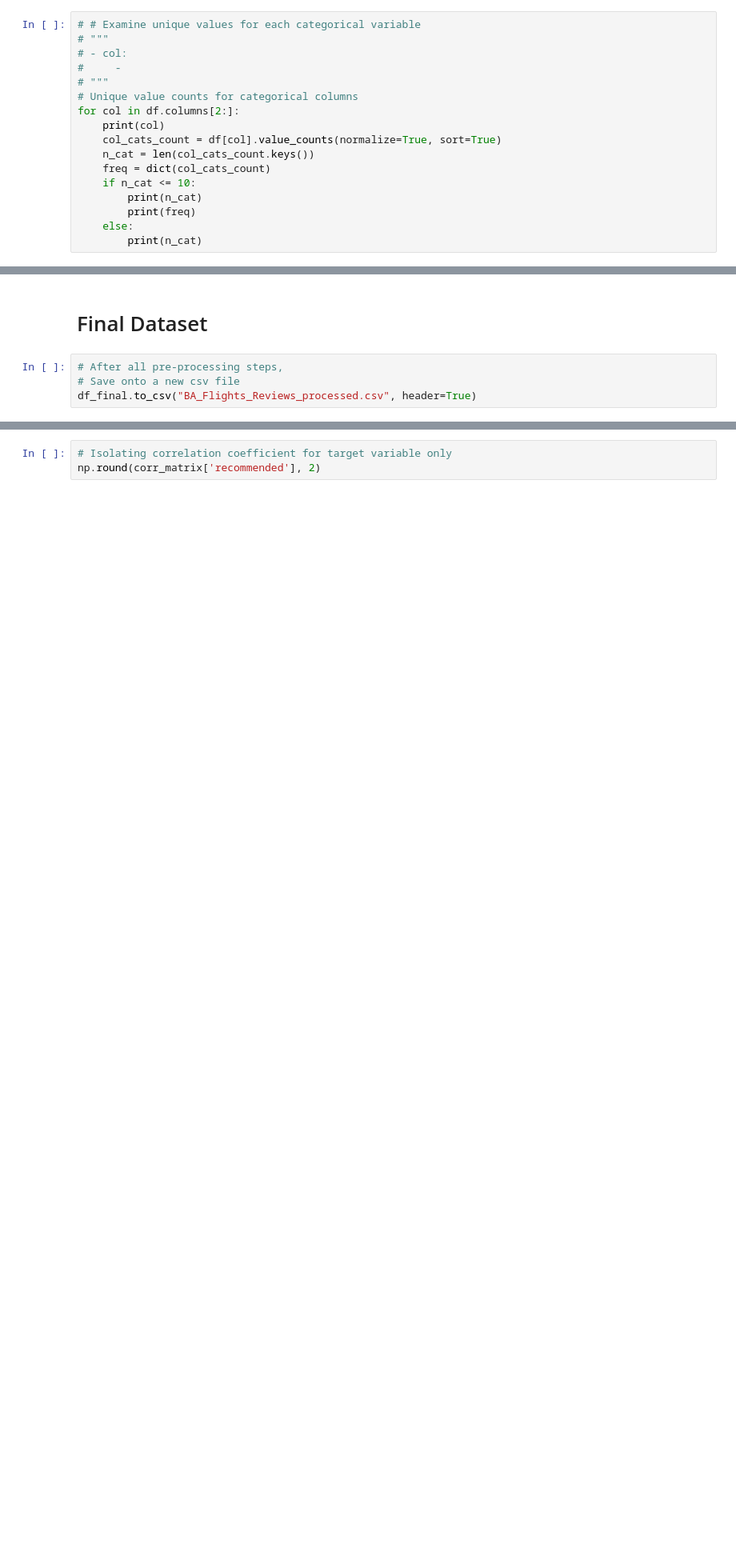
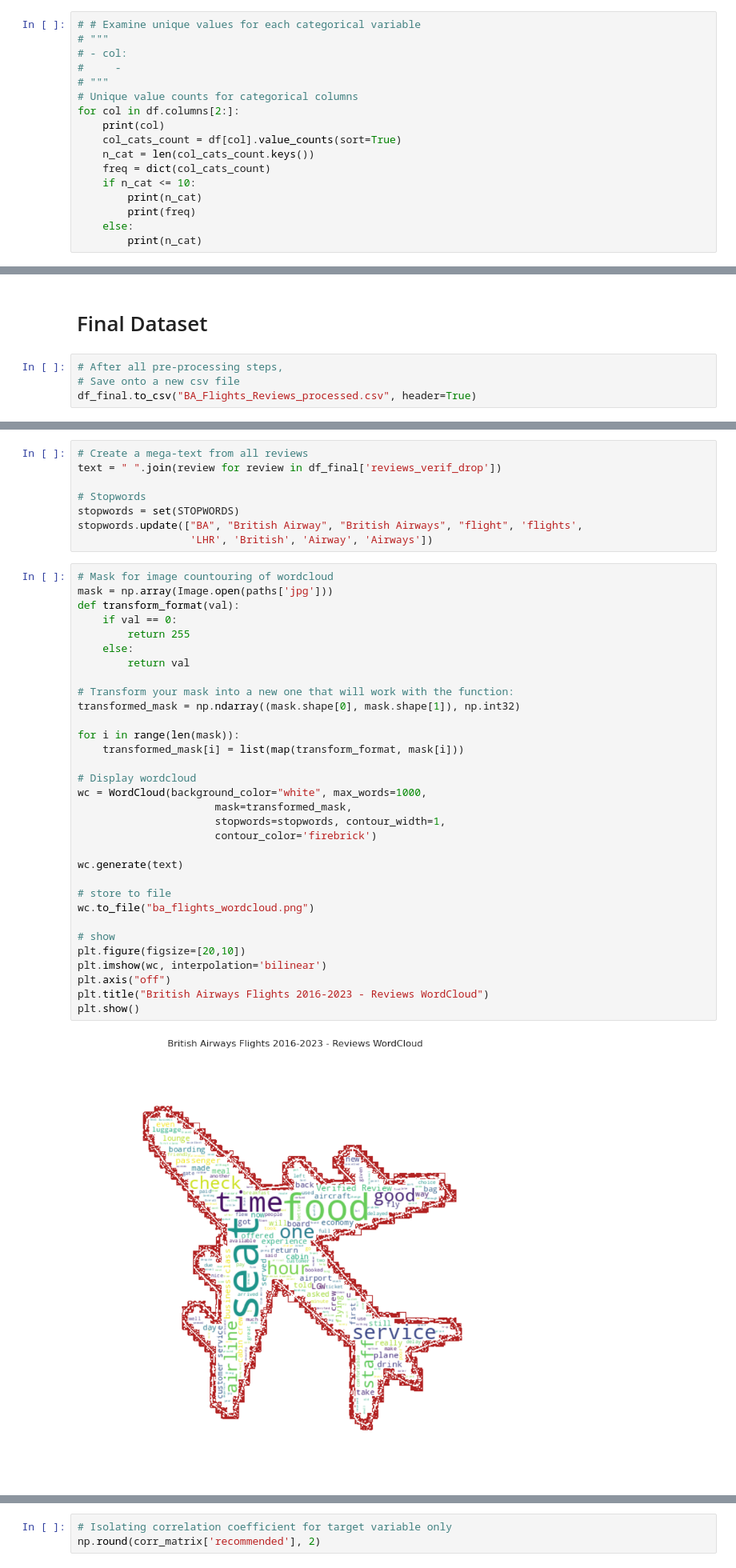
Before and after one commit to aorsot1/data_science_practice_projects, a Jupyter notebook: full_stack_data_science_ba_flights_reviews.ipynb, the cells around one changed output, grey strips where cells are left out. Shown at 80% size. Saved outputs shown, nothing was run; the diff lists cells and outputs as text; blank space fills up the shorter version.

```diff
--- a/full_stack_data_science_ba_flights_reviews.ipynb
+++ b/full_stack_data_science_ba_flights_reviews.ipynb
@@ -84,7 +94,7 @@ print(data_check.format(no_rows, no_cols,
 # Unique value counts for categorical columns
 for col in df.columns[2:]:
     print(col)
-    col_cats_count = df[col].value_counts(normalize=True, sort=True)
+    col_cats_count = df[col].value_counts(sort=True)
     n_cat = len(col_cats_count.keys())
     freq = dict(col_cats_count)
     if n_cat <= 10:
@@ -344,0 +370,42 @@ Statistical tests make some common assumptions about the data they are testing:
+# %%
+# Create a mega-text from all reviews
+text = " ".join(review for review in df_final['reviews_verif_drop'])
+
+# Stopwords
+stopwords = set(STOPWORDS)
+stopwords.update(["BA", "British Airway", "British Airways", "flight", 'flights',
+                  'LHR', 'British', 'Airway', 'Airways'])
+# %%
+# Mask for image countouring of wordcloud
+mask = np.array(Image.open(paths['jpg']))
+def transform_format(val):
+    if val == 0:
+        return 255
+    else:
+        return val
+
+# Transform your mask into a new one that will work with the function:
+transformed_mask = np.ndarray((mask.shape[0], mask.shape[1]), np.int32)
+
+for i in range(len(mask)):
+    transformed_mask[i] = list(map(transform_format, mask[i]))
+
+# Display wordcloud
+wc = WordCloud(background_color="white", max_words=1000,
+                      mask=transformed_mask,
+                      stopwords=stopwords, contour_width=1,
+                      contour_color='firebrick')
+
+wc.generate(text)
+
+# store to file
+wc.to_file("ba_flights_wordcloud.png")
+
+# show
+plt.figure(figsize=[20,10])
+plt.imshow(wc, interpolation='bilinear')
+plt.axis("off")
+plt.title("British Airways Flights 2016-2023 - Reviews WordCloud")
+plt.show()
+# %% [output]
+[figure, added]
```
Also changed, not shown: parts of 21 cells of this notebook.
